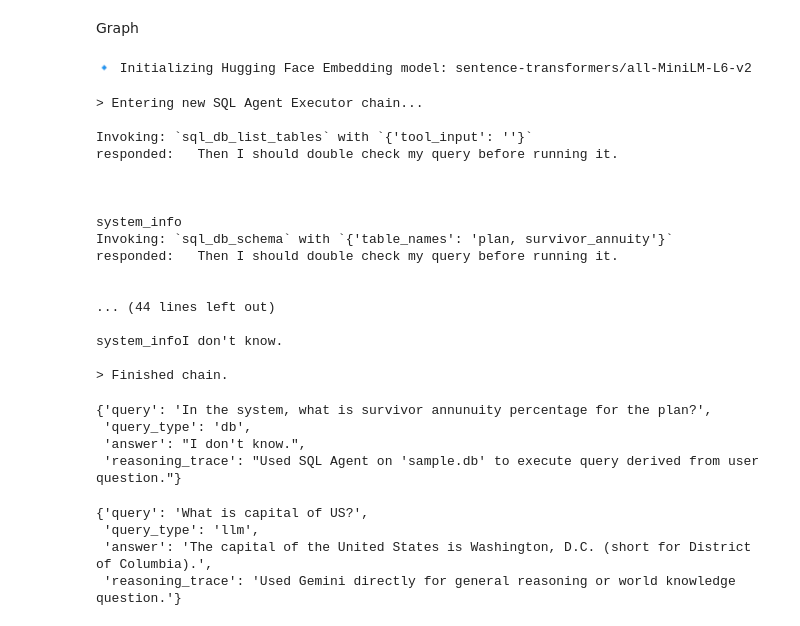
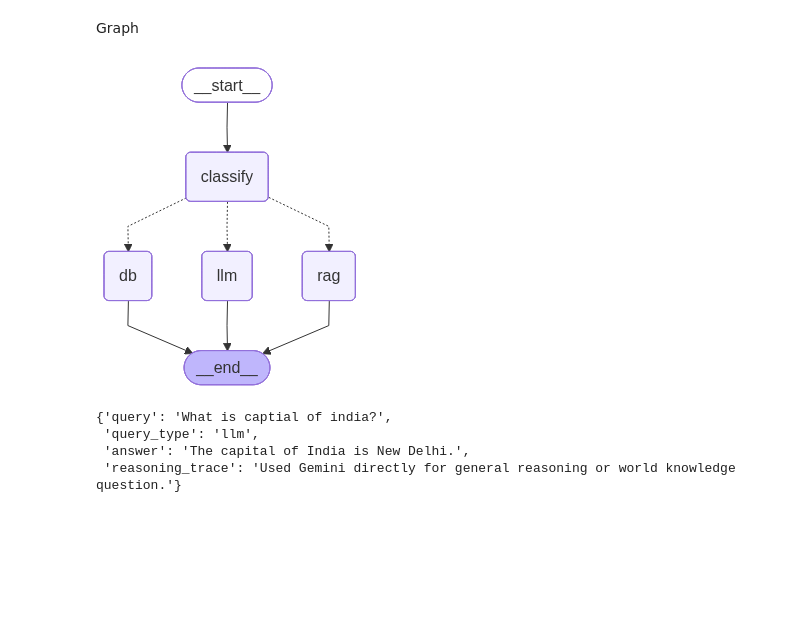
Before and after one commit to Shreyash-310/AgenticAI-projects, a Jupyter notebook: SmartAssistant/notebooks/end_2_end.ipynb, the cells around one changed output. Saved outputs shown, nothing was run; the diff lists cells and outputs as text; code cells hidden in the pictures; blank space fills up the shorter version.

```diff
--- a/SmartAssistant/notebooks/end_2_end.ipynb
+++ b/SmartAssistant/notebooks/end_2_end.ipynb
@@ -25,21 +25,28 @@ Classifier Node
 # %%
 from pydantic import BaseModel, Field
 from typing import Optional, Literal, List, Any
-
 class ChatbotState(BaseModel):
     """Represents the state of the chatbot flow."""
 
-    query: str = Field(..., description="User's current query")
+    query: Optional[str] = Field(
+        default=None,
+        description="User's current query"
+    )
     query_type: Optional[Literal["llm", "rag", "db"]] = Field(
-        default=None, description="Type of query determined by classifier")
+        default=None, description="Type of query determined by classifier"
+    )
     context: Optional[List[str]] = Field(
-        default=None, description="Retrieved context or documents for RAG")
+        default=None, description="Retrieved context for RAG"
+    )
     answer: Optional[str] = Field(
-        default=None, description="Final generated answer for user")
+        default=None, description="Final generated answer"
+    )
     reasoning_trace: Optional[str] = Field(
-        default=None, description="Explanation of reasoning or tool selection")
+        default=None, description="Explanation of reasoning"
+    )
     memory: Optional[Any] = Field(
-        default=None, description="Conversation memory (optional future use)")
+        default=None, description="Conversation memory"
+    )
 # %%
 # Structured output schema for LLM classification
 class QueryClassification(BaseModel):
@@ -323,6 +330,25 @@ def build_chatbot_graph() -> StateGraph:
 
 # Initialize chatbot graph
 chatbot_graph = build_chatbot_graph()
+# %%
+from IPython.display import Image, display
+
+try:
+    display(Image(chatbot_graph.get_graph(xray=True).draw_mermaid_png()))
+except:
+    pass
+# %% [output]
+[figure, added]
+# %%
+initial_state = ChatbotState()
+query = 'What is captial of india?'
+app_response = chatbot_graph.invoke({'query':query})
+app_response
+# %% [output]
+{'query': 'What is captial of india?',
+ 'query_type': 'llm',
+ 'answer': 'The capital of India is New Delhi.',
+ 'reasoning_trace': 'Used Gemini directly for general reasoning or world knowledge question.'}
 # %%
 # Example invocation helper
 def run_chatbot(query: str) -> ChatbotState:
@@ -334,38 +361,9 @@ def run_chatbot(query: str) -> ChatbotState:
     result_state = chatbot_graph.invoke(initial_state)
     return result_state
 # %%
-response = run_chatbot(query = 'what is survivor annunuity percentage for the plan from document?')
+# response = run_chatbot(query = 'what is survivor annuity percentage for the plan from document?')
-# %% [output]
-🔹 Initializing Hugging Face Embedding model: sentence-transformers/all-MiniLM-L6-v2
 # %%
-run_chatbot(query = 'In the system, what is survivor annunuity percentage for the plan?')
+# run_chatbot(query = 'In the system, what is survivor annunuity percentage for the plan?')
-# %% [output]
-> Entering new SQL Agent Executor chain...
-
-Invoking: `sql_db_list_tables` with `{'tool_input': ''}`
-responded:   Then I should double check my query before running it.
-
-
-
-system_info
-Invoking: `sql_db_schema` with `{'table_names': 'plan, survivor_annuity'}`
-responded:   Then I should double check my query before running it.
-
-
-... (44 lines left out)
-
-system_infoI don't know.
-
-> Finished chain.
-{'query': 'In the system, what is survivor annunuity percentage for the plan?',
- 'query_type': 'db',
- 'answer': "I don't know.",
- 'reasoning_trace': "Used SQL Agent on 'sample.db' to execute query derived from user question."}
 # %%
-run_chatbot(query = 'What is capital of US?')
+# run_chatbot(query = 'What is capital of US?')
-# %% [output]
-{'query': 'What is capital of US?',
- 'query_type': 'llm',
- 'answer': 'The capital of the United States is Washington, D.C. (short for District of Columbia).',
- 'reasoning_trace': 'Used Gemini directly for general reasoning or world knowledge question.'}
 # %%
```
Also changed, not shown: parts of 4 cells of this notebook, 23 other files.
